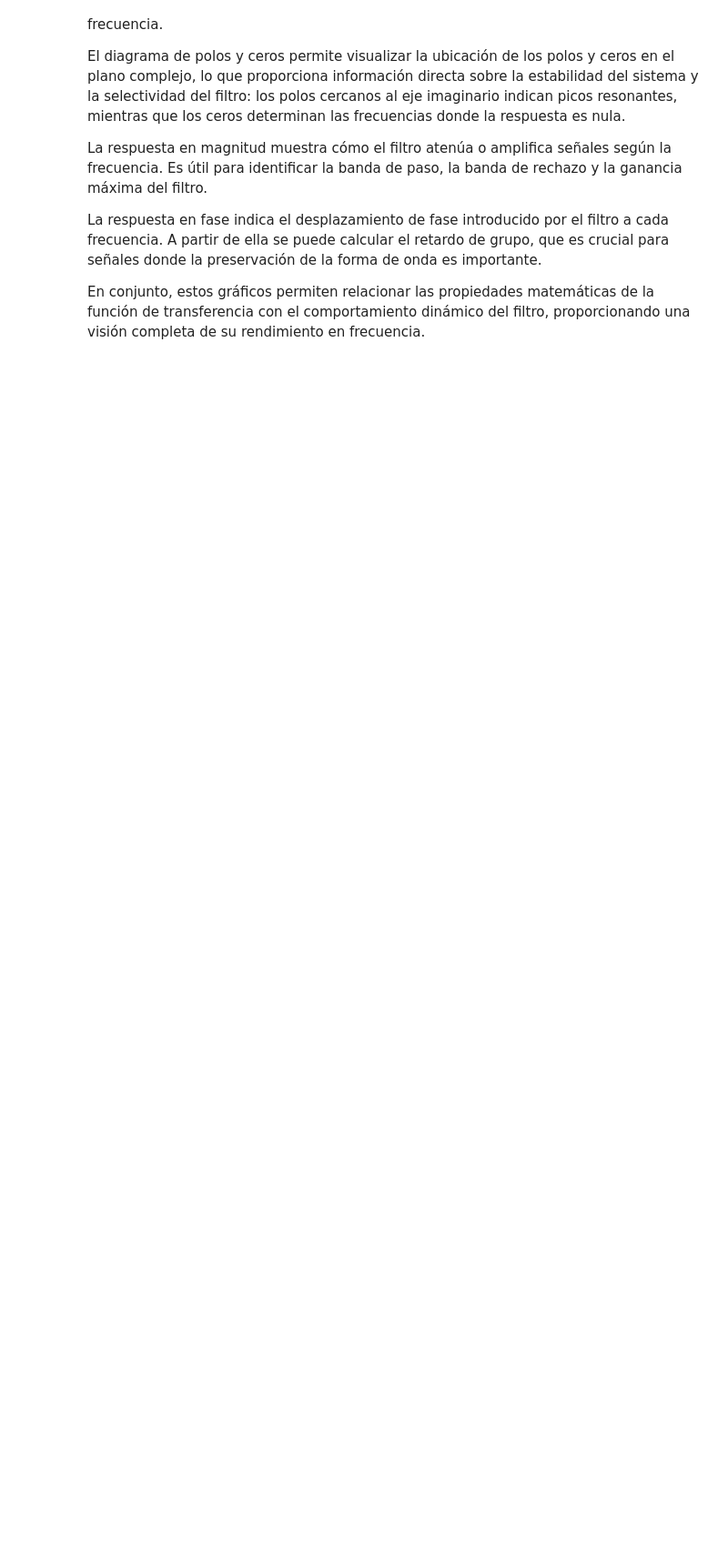
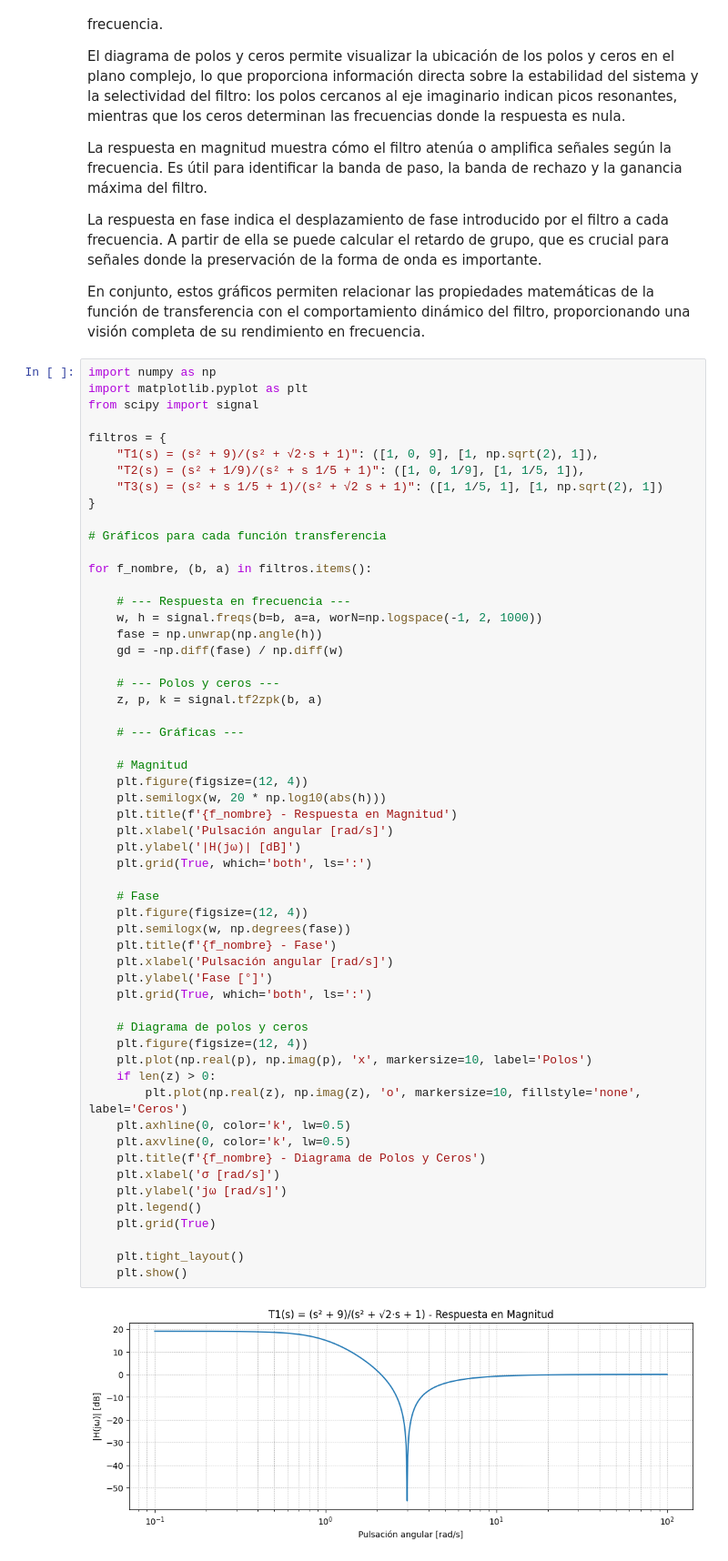
Before and after one commit to joacopillo08/TS_GL_WS, a Jupyter notebook: TS6_GL_WS.ipynb, the cells around one changed output. Shown at 91% size. Saved outputs shown, nothing was run; the diff lists cells and outputs as text; blank space fills up the shorter version.

```diff
--- a/TS6_GL_WS.ipynb
+++ b/TS6_GL_WS.ipynb
@@ -297,3 +297,61 @@ La respuesta en magnitud muestra cómo el filtro atenúa o amplifica señales se
 La respuesta en fase indica el desplazamiento de fase introducido por el filtro a cada frecuencia. A partir de ella se puede calcular el retardo de grupo, que es crucial para señales donde la preservación de la forma de onda es importante.
 
 En conjunto, estos gráficos permiten relacionar las propiedades matemáticas de la función de transferencia con el comportamiento dinámico del filtro, proporcionando una visión completa de su rendimiento en frecuencia.
+# %%
+import numpy as np
+import matplotlib.pyplot as plt
+from scipy import signal
+
+filtros = {
+    "T1(s) = (s² + 9)/(s² + √2·s + 1)": ([1, 0, 9], [1, np.sqrt(2), 1]),
+    "T2(s) = (s² + 1/9)/(s² + s 1/5 + 1)": ([1, 0, 1/9], [1, 1/5, 1]),
+    "T3(s) = (s² + s 1/5 + 1)/(s² + √2 s + 1)": ([1, 1/5, 1], [1, np.sqrt(2), 1])
+}
+
+# Gráficos para cada función transferencia
+
+for f_nombre, (b, a) in filtros.items():
+
+    # --- Respuesta en frecuencia ---
+    w, h = signal.freqs(b=b, a=a, worN=np.logspace(-1, 2, 1000))
+    fase = np.unwrap(np.angle(h))
+    gd = -np.diff(fase) / np.diff(w)
+
+    # --- Polos y ceros ---
+    z, p, k = signal.tf2zpk(b, a)
+
+    # --- Gráficas ---
+
+    # Magnitud
+    plt.figure(figsize=(12, 4))
+    plt.semilogx(w, 20 * np.log10(abs(h)))
+    plt.title(f'{f_nombre} - Respuesta en Magnitud')
+    plt.xlabel('Pulsación angular [rad/s]')
+    plt.ylabel('|H(jω)| [dB]')
+    plt.grid(True, which='both', ls=':')
+
+    # Fase
+    plt.figure(figsize=(12, 4))
+    plt.semilogx(w, np.degrees(fase))
+    plt.title(f'{f_nombre} - Fase')
+    plt.xlabel('Pulsación angular [rad/s]')
+    plt.ylabel('Fase [°]')
+    plt.grid(True, which='both', ls=':')
+
+    # Diagrama de polos y ceros
+    plt.figure(figsize=(12, 4))
+    plt.plot(np.real(p), np.imag(p), 'x', markersize=10, label='Polos')
+    if len(z) > 0:
+        plt.plot(np.real(z), np.imag(z), 'o', markersize=10, fillstyle='none', label='Ceros')
+    plt.axhline(0, color='k', lw=0.5)
+    plt.axvline(0, color='k', lw=0.5)
+    plt.title(f'{f_nombre} - Diagrama de Polos y Ceros')
+    plt.xlabel('σ [rad/s]')
+    plt.ylabel('jω [rad/s]')
+    plt.legend()
+    plt.grid(True)
+
+    plt.tight_layout()
+    plt.show()
+# %% [output]
+[figure, added]
```
Also changed, not shown: parts of 6 cells of this notebook.
